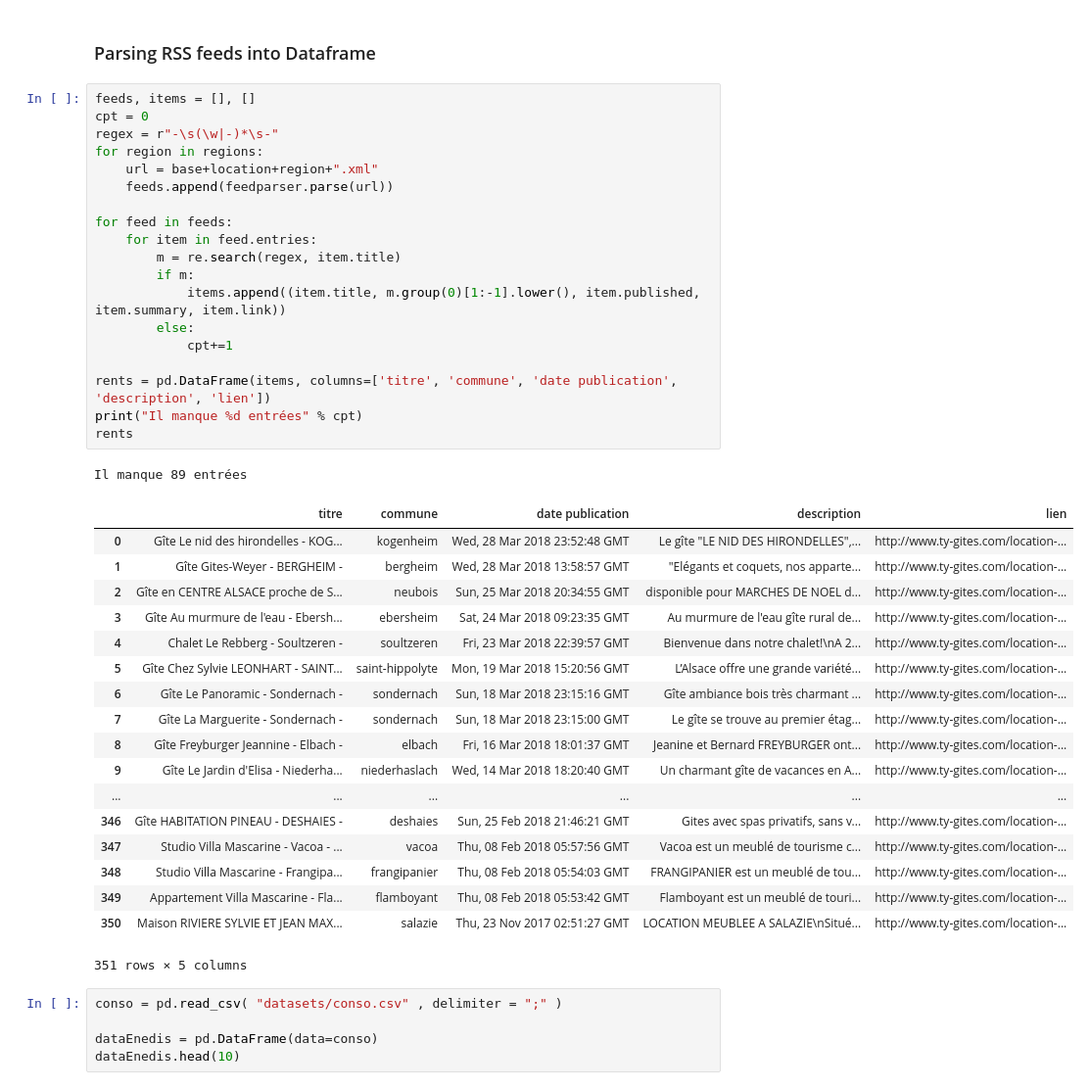
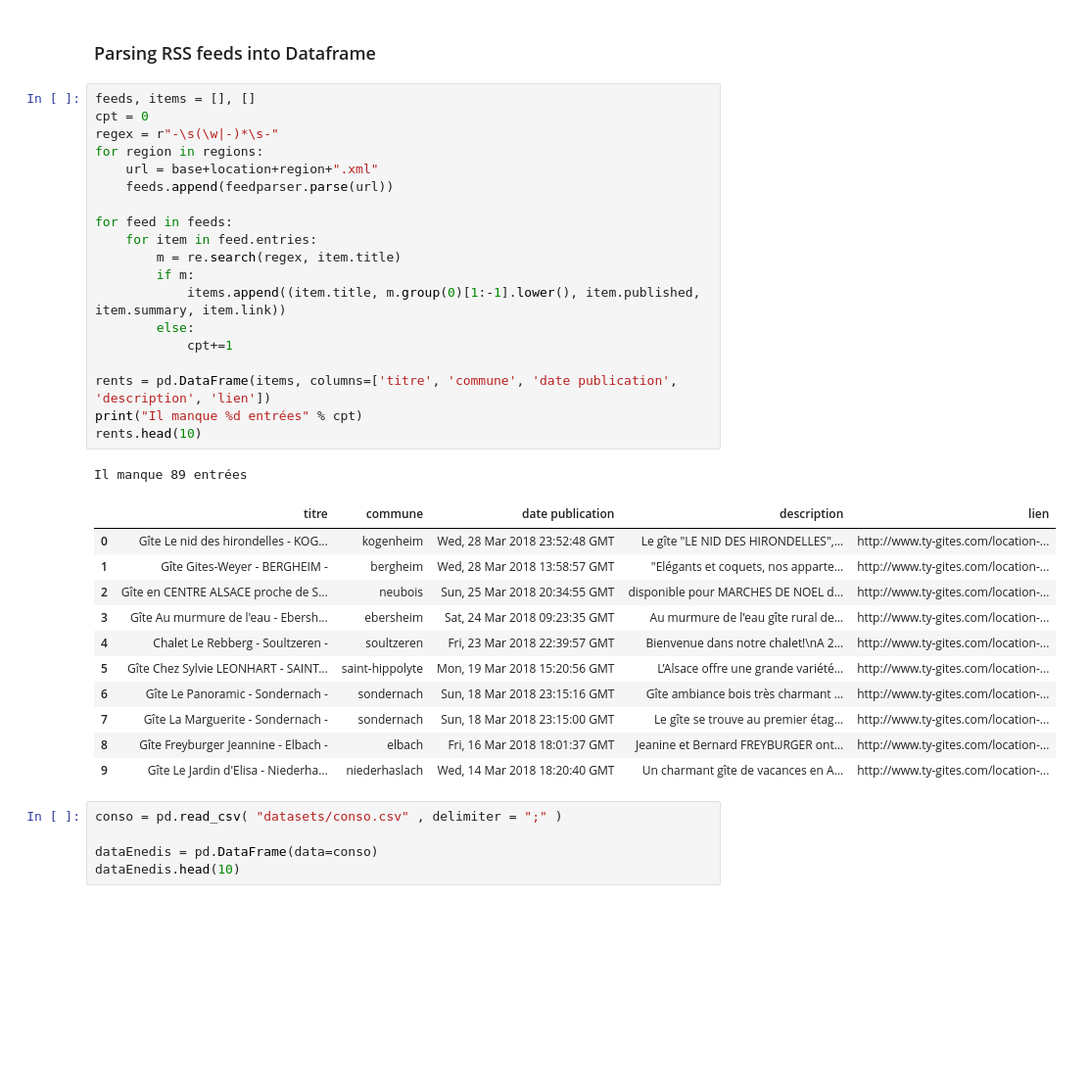
Before and after one commit to enzobes/house-rental-py, a Jupyter notebook: House-Rental.ipynb, the cells around one changed output. Shown at 98% size. Cells and saved outputs as stored; diff of their text form; blank space fills up the shorter version.

```diff
--- a/House-Rental.ipynb
+++ b/House-Rental.ipynb
@@ -63,41 +61,34 @@ regions = ["alsace",
 feeds, items = [], []
 cpt = 0
 regex = r"-\s(\w|-)*\s-"
 for region in regions:
     url = base+location+region+".xml"
     feeds.append(feedparser.parse(url))
 
 for feed in feeds:
     for item in feed.entries:
         m = re.search(regex, item.title)
         if m:
             items.append((item.title, m.group(0)[1:-1].lower(), item.published, item.summary, item.link))
         else:
             cpt+=1
 
 rents = pd.DataFrame(items, columns=['titre', 'commune', 'date publication', 'description', 'lien'])
 print("Il manque %d entrées" % cpt)
-rents
+rents.head(10)
 # %% [output]
 Il manque 89 entrées
 |  | titre | commune | date publication | description | lien |
 | 0 | Gîte Le nid des hirondelles - KOG... | kogenheim | Wed, 28 Mar 2018 23:52:48 GMT | Le gîte "LE NID DES HIRONDELLES",... | http://www.ty-gites.com/location-... |
 | 1 | Gîte Gites-Weyer - BERGHEIM - | bergheim | Wed, 28 Mar 2018 13:58:57 GMT | "Elégants et coquets, nos apparte... | http://www.ty-gites.com/location-... |
 | 2 | Gîte en CENTRE ALSACE proche de S... | neubois | Sun, 25 Mar 2018 20:34:55 GMT | disponible pour MARCHES DE NOEL d... | http://www.ty-gites.com/location-... |
 | 3 | Gîte Au murmure de l'eau - Ebersh... | ebersheim | Sat, 24 Mar 2018 09:23:35 GMT | Au murmure de l'eau gîte rural de... | http://www.ty-gites.com/location-... |
 | 4 | Chalet Le Rebberg - Soultzeren - | soultzeren | Fri, 23 Mar 2018 22:39:57 GMT | Bienvenue dans notre chalet!\nA 2... | http://www.ty-gites.com/location-... |
 | 5 | Gîte Chez Sylvie LEONHART - SAINT... | saint-hippolyte | Mon, 19 Mar 2018 15:20:56 GMT | L’Alsace offre une grande variété... | http://www.ty-gites.com/location-... |
 | 6 | Gîte Le Panoramic - Sondernach - | sondernach | Sun, 18 Mar 2018 23:15:16 GMT | Gîte ambiance bois très charmant ... | http://www.ty-gites.com/location-... |
 | 7 | Gîte La Marguerite - Sondernach - | sondernach | Sun, 18 Mar 2018 23:15:00 GMT | Le gîte se trouve au premier étag... | http://www.ty-gites.com/location-... |
 | 8 | Gîte Freyburger Jeannine - Elbach - | elbach | Fri, 16 Mar 2018 18:01:37 GMT | Jeanine et Bernard FREYBURGER ont... | http://www.ty-gites.com/location-... |
 | 9 | Gîte Le Jardin d'Elisa - Niederha... | niederhaslach | Wed, 14 Mar 2018 18:20:40 GMT | Un charmant gîte de vacances en A... | http://www.ty-gites.com/location-... |
-| ... | ... | ... | ... | ... | ... |
-| 346 | Gîte HABITATION PINEAU - DESHAIES - | deshaies | Sun, 25 Feb 2018 21:46:21 GMT | Gites avec spas privatifs, sans v... | http://www.ty-gites.com/location-... |
-| 347 | Studio Villa Mascarine - Vacoa - ... | vacoa | Thu, 08 Feb 2018 05:57:56 GMT | Vacoa est un meublé de tourisme c... | http://www.ty-gites.com/location-... |
-| 348 | Studio Villa Mascarine - Frangipa... | frangipanier | Thu, 08 Feb 2018 05:54:03 GMT | FRANGIPANIER est un meublé de tou... | http://www.ty-gites.com/location-... |
-| 349 | Appartement Villa Mascarine - Fla... | flamboyant | Thu, 08 Feb 2018 05:53:42 GMT | Flamboyant est un meublé de touri... | http://www.ty-gites.com/location-... |
-| 350 | Maison RIVIERE SYLVIE ET JEAN MAX... | salazie | Thu, 23 Nov 2017 02:51:27 GMT | LOCATION MEUBLEE A SALAZIE\nSitué... | http://www.ty-gites.com/location-... |
-351 rows × 5 columns
 # %%
 conso = pd.read_csv( "datasets/conso.csv" , delimiter = ";" )
 
```
Also changed, not shown: parts of 6 cells of this notebook.
